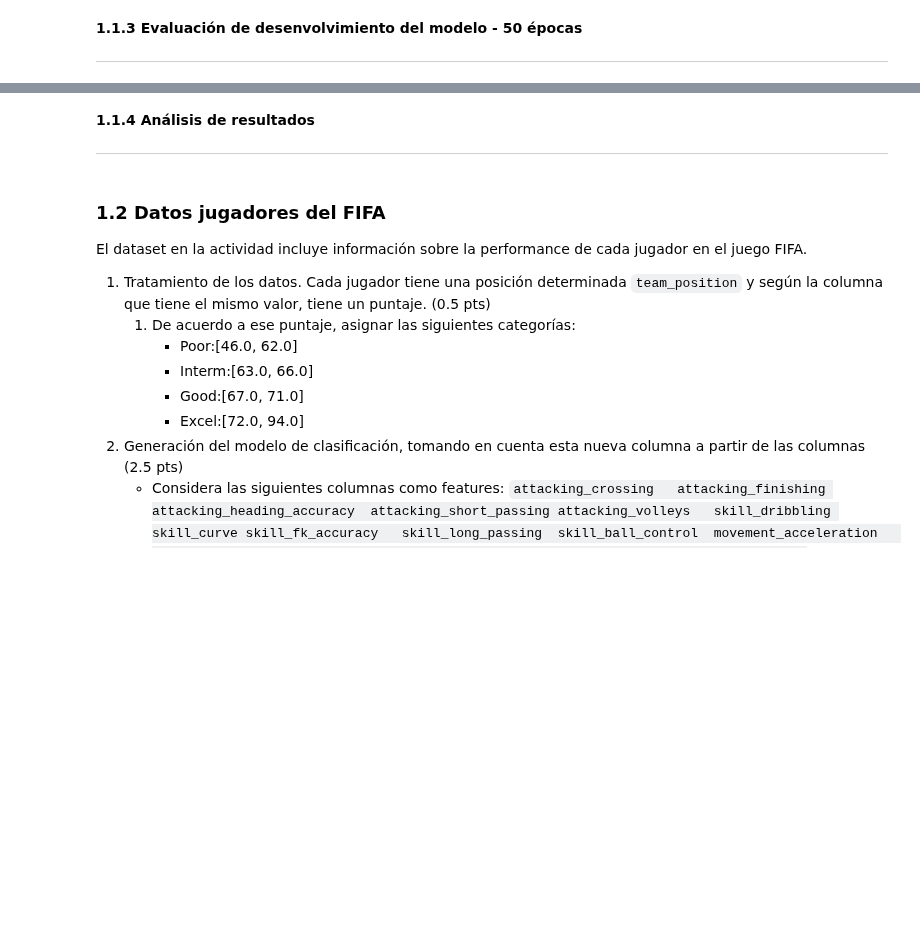
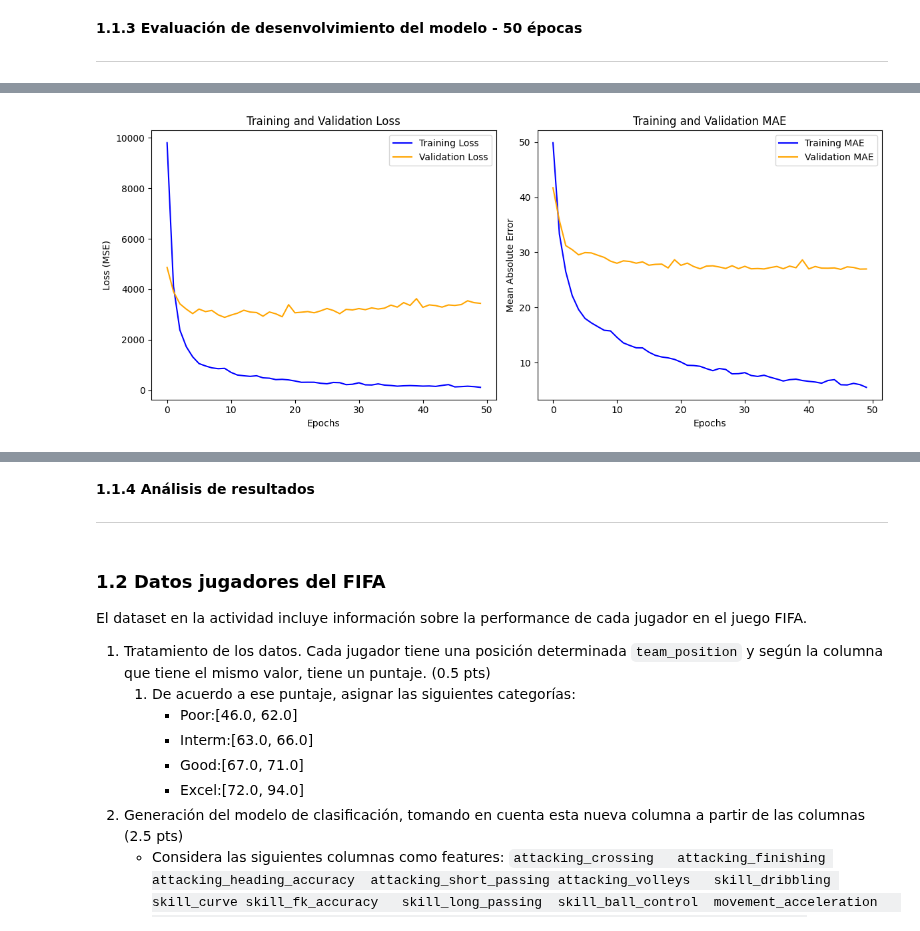
Before and after one commit to farodri03/T.Invest.-ML, a Jupyter notebook: Actividad_2-ML/ml_actividad02.ipynb, the cells around one changed output, grey strips where cells are left out. Saved outputs shown, nothing was run; the diff lists cells and outputs as text; code cells hidden in the pictures; blank space fills up the shorter version.

```diff
--- a/Actividad_2-ML/ml_actividad02.ipynb
+++ b/Actividad_2-ML/ml_actividad02.ipynb
@@ -156,0 +204,30 @@ history = model.fit(
+# %%
+# Compilamos ambos modelos con métricas
+
+model_relu.compile(
+    optimizer='adam',
+    loss='mean_squared_error',
+    metrics=['mean_absolute_error']
+)
+
+model_sigmoid.compile(
+    optimizer='adam',
+    loss='mean_squared_error',
+    metrics=['mean_absolute_error']
+)
+# %%
+history_relu = model_relu.fit(
+    x_train_scaled, y_train,
+    validation_data=(x_test_scaled, y_test),
+    epochs=50,
+    batch_size=32,
+    verbose=1
+)
+
+history_sigmoid = model_sigmoid.fit(
+    x_train_scaled, y_train,
+    validation_data=(x_test_scaled, y_test),
+    epochs=50,
+    batch_size=32,
+    verbose=1
+)
@@ -157,27 +294,27 @@ history = model.fit(
 # %%
-import matplotlib.pyplot as plt
+# Relu
 
-history_dict = history.history
+history_dict = history_relu.history
 
 plt.figure(figsize=(12, 5))
 
 plt.subplot(1, 2, 1)
 plt.plot(history_dict['loss'], label='Training Loss', color='blue')
 plt.plot(history_dict['val_loss'], label='Validation Loss', color='orange')
 plt.xlabel('Epochs')
 plt.ylabel('Loss (MSE)')
-plt.ylim(10000,20000)
 plt.title('Training and Validation Loss')
 plt.legend()
 
 plt.subplot(1, 2, 2)
 plt.plot(history_dict['mean_absolute_error'], label='Training MAE', color='blue')
 plt.plot(history_dict['val_mean_absolute_error'], label='Validation MAE', color='orange')
 plt.xlabel('Epochs')
 plt.ylabel('Mean Absolute Error')
-plt.ylim(50,100)
 plt.title('Training and Validation MAE')
 plt.legend()
 
 plt.tight_layout()
 plt.show()
+# %% [output]
+[figure, added]
```
Also changed, not shown: parts of 13 cells of this notebook.
